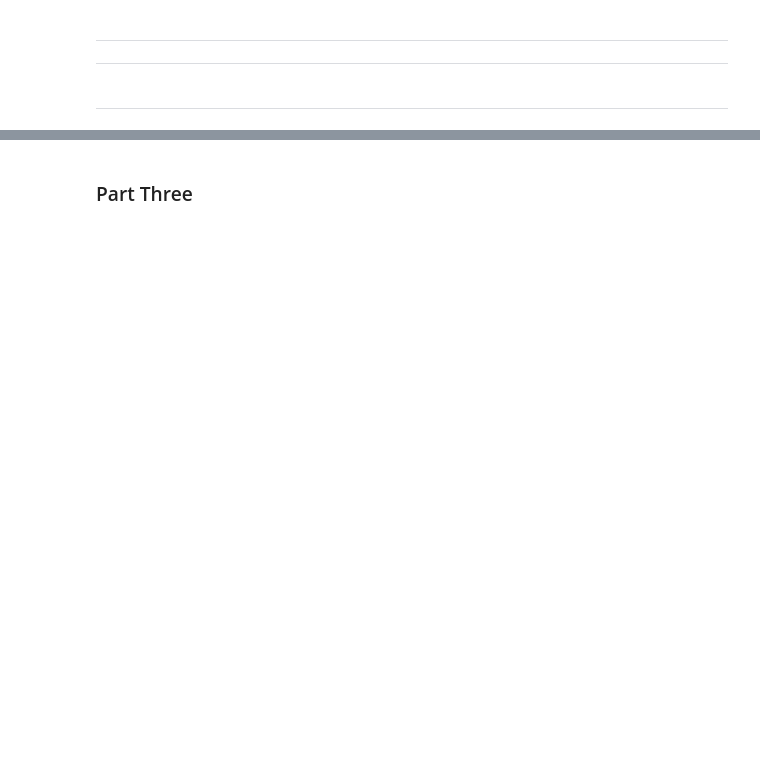
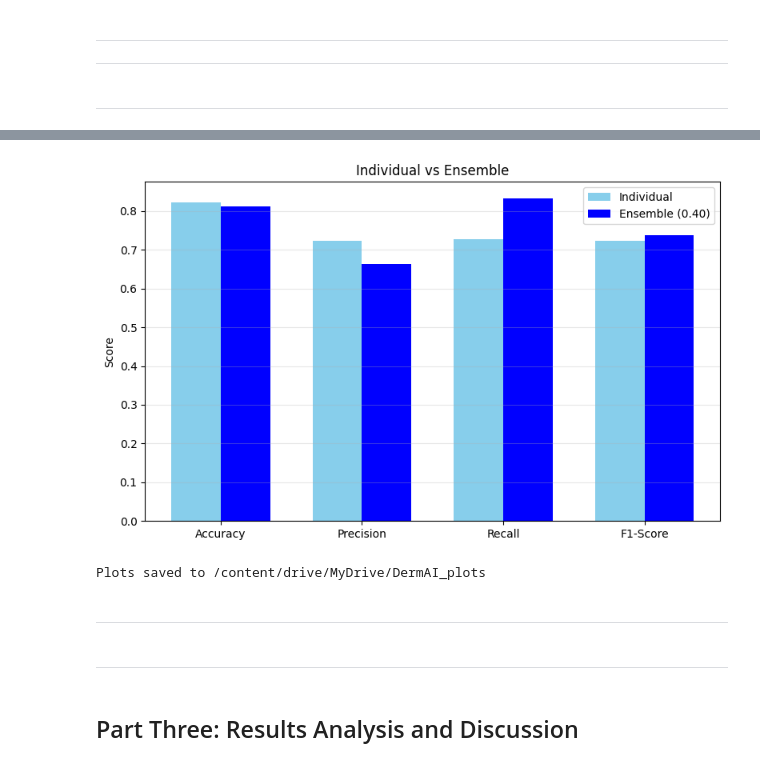
Before and after one commit to Raghad-Odwan/DermAI_Training_Models, a Jupyter notebook: DermAI_Model_Training_.ipynb, the cells around one changed output, grey strips where cells are left out. Saved outputs shown, nothing was run; the diff lists cells and outputs as text; code cells hidden in the pictures; blank space fills up the shorter version.

```diff
--- a/DermAI_Model_Training_.ipynb
+++ b/DermAI_Model_Training_.ipynb
@@ -986,2 +1252,48 @@ plot_roc(true, preds_prob.ravel(), fold_no)
+# %%
+# Plot 2: Individual vs Ensemble
+fig, ax = plt.subplots(figsize=(8, 5))
+
+metrics = ['Accuracy', 'Precision', 'Recall', 'F1-Score']
+individual = [0.8213, 0.7233, 0.7282, 0.7223]
+
+# Use threshold 0.40 results
+ensemble_040 = threshold_df[threshold_df['threshold'] == 0.40]
+ensemble_vals = [
+    ensemble_040['accuracy'].mean(),
+    ensemble_040['precision'].mean(),
+    ensemble_040['recall'].mean(),
+    ensemble_040['f1'].mean()
+]
+
+x = range(len(metrics))
+width = 0.35
+
+ax.bar([i - width/2 for i in x], individual, width, label='Individual', color='skyblue')
+ax.bar([i + width/2 for i in x], ensemble_vals, width, label='Ensemble (0.40)', color='blue')
+
+ax.set_ylabel('Score')
+ax.set_title('Individual vs Ensemble')
+ax.set_xticks(x)
+ax.set_xticklabels(metrics)
+ax.legend()
+ax.grid(axis='y', alpha=0.3)
+
+plt.tight_layout()
+plt.savefig(os.path.join(PLOTS_DIR, 'individual_vs_ensemble.png'), dpi=200)
+plt.show()
+# %% [output]
+[figure, added]
+# %%
+print(f"\nPlots saved to {PLOTS_DIR}")
+# %% [output]
+Plots saved to /content/drive/MyDrive/DermAI_plots
+# %% [markdown]
+
+
+---
+# %% [markdown]
+
+
+---
 # %% [markdown]
-### Part Three
+## Part Three: Results Analysis and Discussion
```
Also changed, not shown: parts of 13 cells of this notebook.
